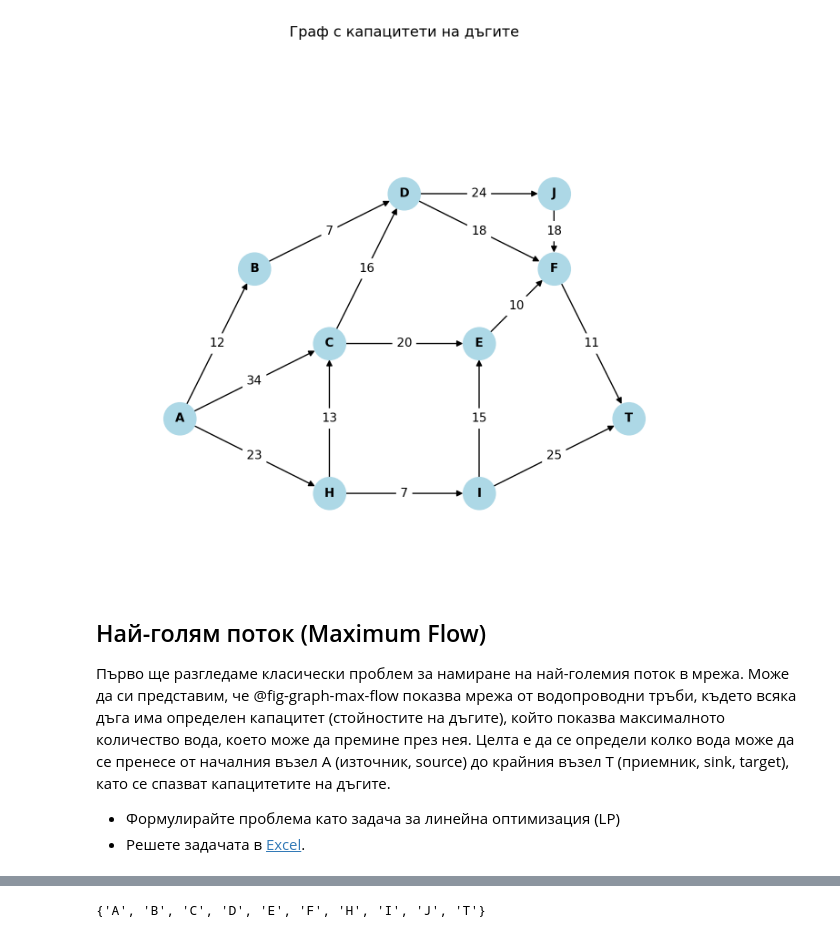
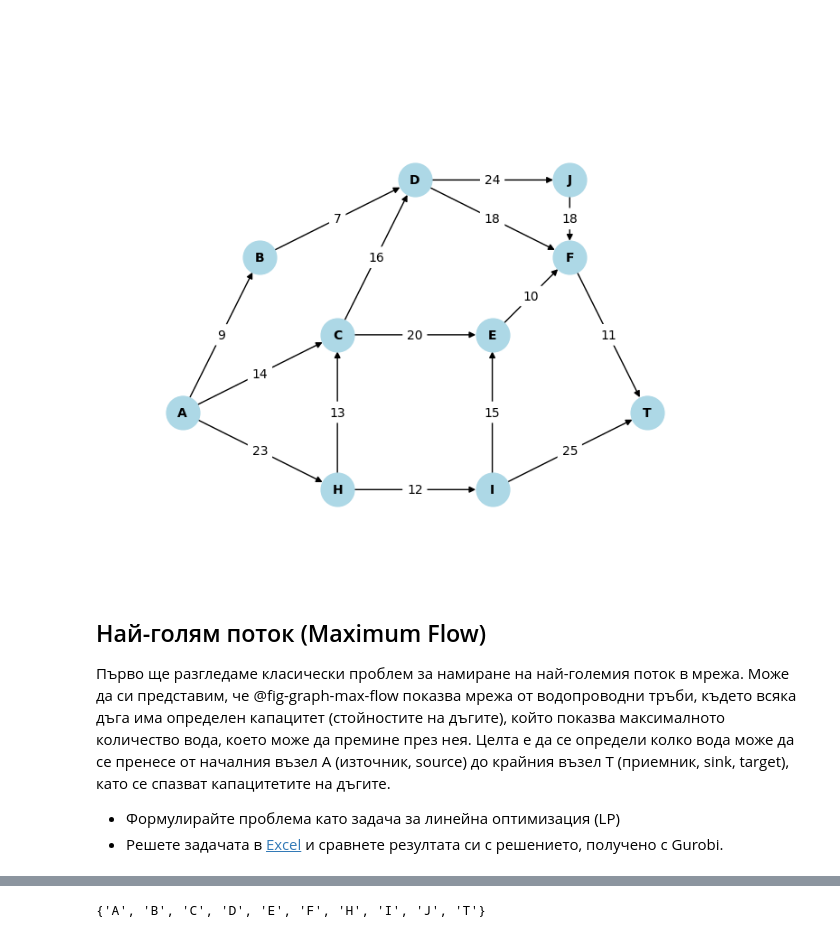
Before and after one commit to febse/opt2026, a Jupyter notebook: 06-02-Graph-Optimization.ipynb, the cells around one changed output, grey strips where cells are left out. Saved outputs shown, nothing was run; the diff lists cells and outputs as text; code cells hidden in the pictures.

```diff
--- a/06-02-Graph-Optimization.ipynb
+++ b/06-02-Graph-Optimization.ipynb
@@ -32,8 +32,8 @@ positions = {
 
 # Добавяме дъги с тегла
 edges = [
-    ('A', 'B', 12, 2, 0.001),
-    ('A', 'C', 34, 3, 0.002),
+    ('A', 'B', 9, 2, 0.001),
+    ('A', 'C', 14, 3, 0.002),
     ('B', 'D', 7, 4, 0.003),
     ('C', 'D', 16, 1, 0.001),
     ('C', 'E', 20, 5, 0.001),
@@ -42,7 +42,7 @@ edges = [
     ('F', 'T', 11, 1, 0.010),
     ('A', 'H', 23, 4, 0.008),
     ('H', 'C', 13, 2, 0.006),
-    ('H', 'I', 7, 3, 0.002),
+    ('H', 'I', 12, 3, 0.002),
     ('I', 'E', 15, 2, 0.001),
     ('I', 'T', 25, 4, 0.002),
     ('D', 'J', 24, 3, 0.002),
@@ -78,17 +78,17 @@ def visualize_graph(G, positions, edge_attribute: str, title: str):
 # %%
 #| label: fig-graph-max-flow
 #| fig-cap: "Водопреносна мрежа с капацитети на дъгите с начало в A и край в G. Стойностите на дъгите показват преносния им капацитет."
 
-visualize_graph(G, positions, "Capacity", title='Граф с капацитети на дъгите')
+visualize_graph(G, positions, "Capacity", title='')
 # %% [output]
-[figure, old version]
+[figure, new version]
 # %% [markdown]
 ## Най-голям поток (Maximum Flow)
 
 Първо ще разгледаме класически проблем за намиране на най-големия поток в мрежа. Може да си представим, че @fig-graph-max-flow показва мрежа от водопроводни тръби, където всяка дъга има определен капацитет (стойностите на дъгите), който показва максималното количество вода, което може да премине през нея. Целта е да се определи колко вода може да се пренесе от началния възел A (източник, source) до крайния възел T (приемник, sink, target), като се спазват капацитетите на дъгите.
 
 - Формулирайте проблема като задача за линейна оптимизация (LP)
-- Решете задачата в [Excel](./excel/Max-Flow-Capacities.xlsx).
+- Решете задачата в [Excel](./excel/Max-Flow-Capacities.xlsx) и сравнете резултата си с решението, получено с Gurobi.
 # %%
 import gurobipy as gp
 from gurobipy import GRB
```
Also changed, not shown: parts of 7 cells of this notebook, 6 other files.
